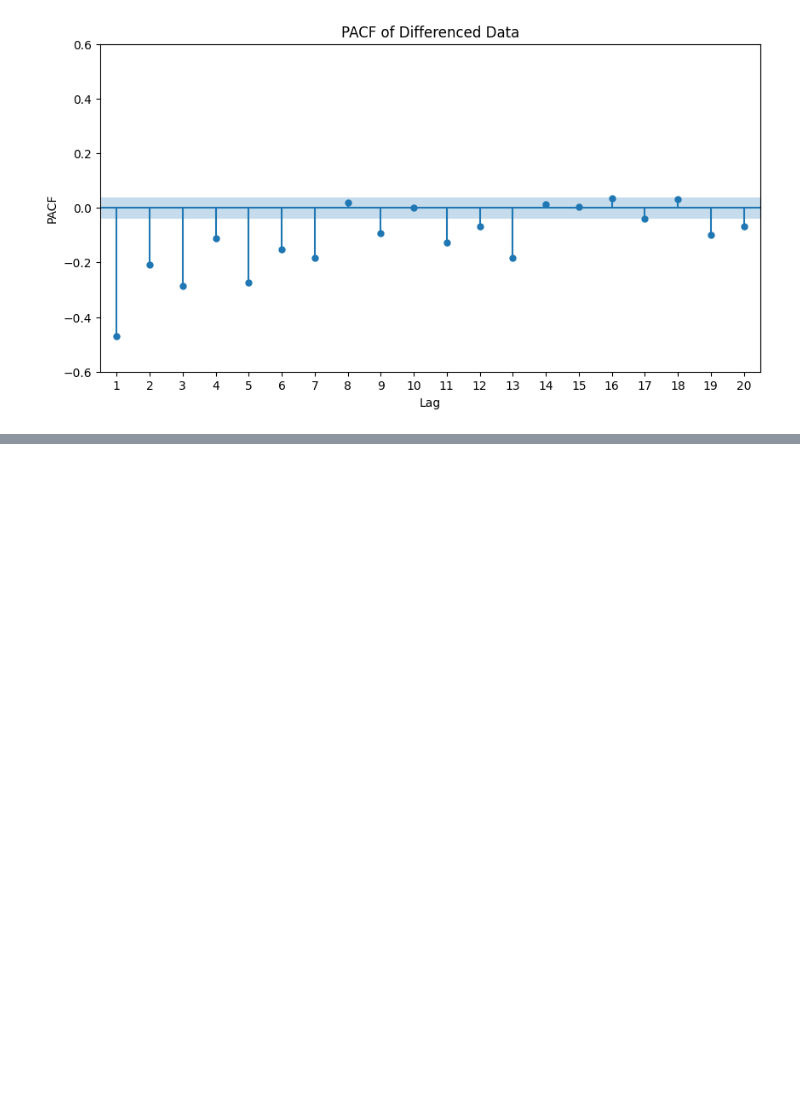
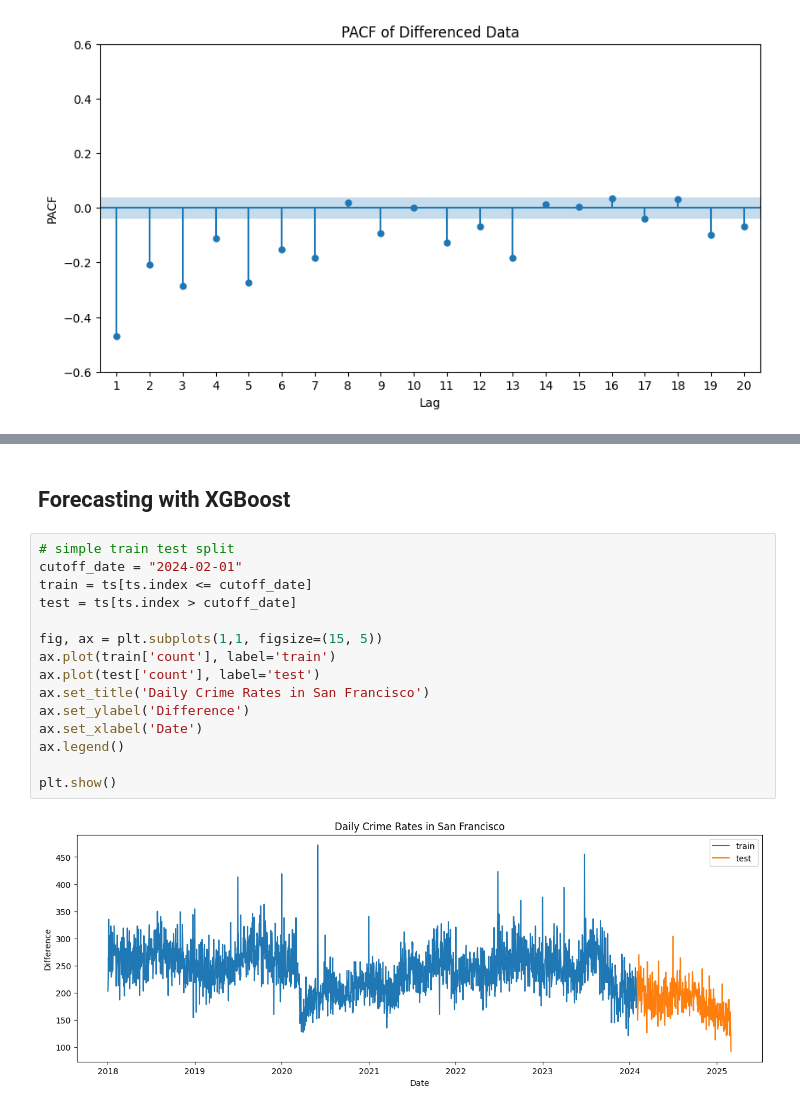
Before and after one commit to rogerwng/SFPD_Crime, a Jupyter notebook: forecasting.ipynb, the cells around one changed output, grey strips where cells are left out. Saved outputs shown, nothing was run; the diff lists cells and outputs as text; blank space fills up the shorter version.

```diff
--- a/forecasting.ipynb
+++ b/forecasting.ipynb
@@ -147,0 +150,19 @@ ts
+# %% [markdown]
+## Forecasting with XGBoost
+# %%
+# simple train test split
+cutoff_date = "2024-02-01"
+train = ts[ts.index <= cutoff_date]
+test = ts[ts.index > cutoff_date]
+
+fig, ax = plt.subplots(1,1, figsize=(15, 5))
+ax.plot(train['count'], label='train')
+ax.plot(test['count'], label='test')
+ax.set_title('Daily Crime Rates in San Francisco')
+ax.set_ylabel('Difference')
+ax.set_xlabel('Date')
+ax.legend()
+
+plt.show()
+# %% [output]
+[figure, added]
```
Also changed, not shown: parts of 6 cells of this notebook.
